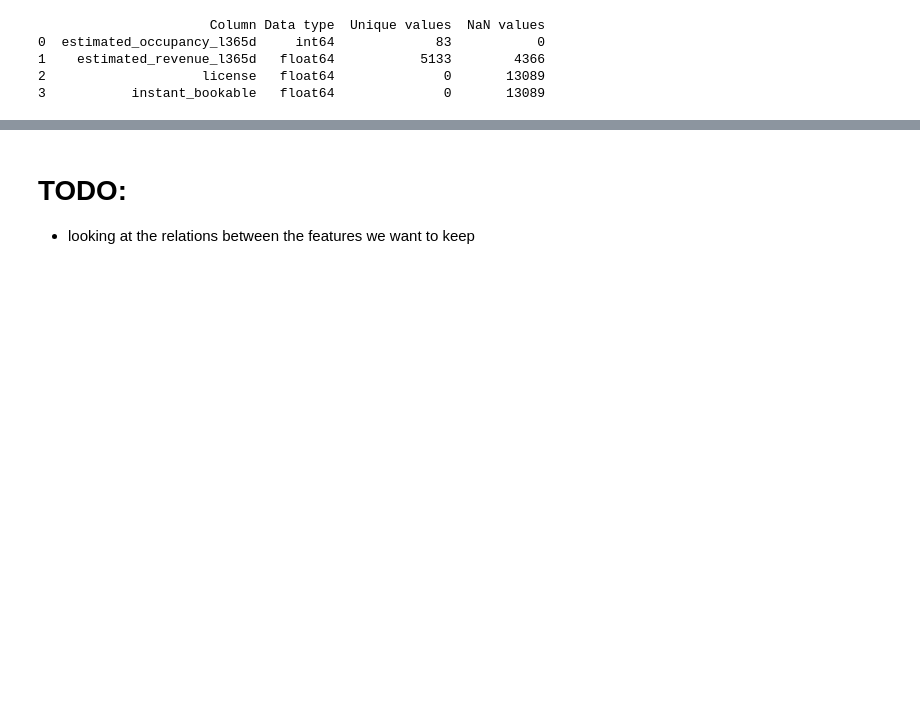
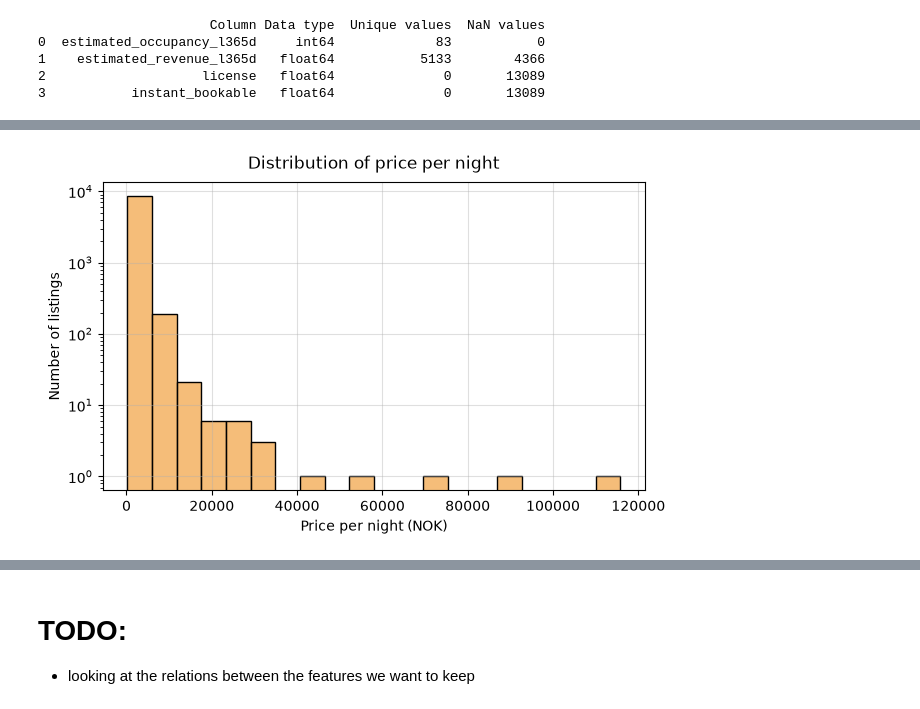
Before and after one commit to malenalisken/Airbnb_project, a Jupyter notebook: notebooks/listings.ipynb, the cells around one changed output, grey strips where cells are left out. Drawn from its saved outputs; the diff is of its cells as text; code cells hidden in the pictures; blank space fills up the shorter version.

```diff
--- a/notebooks/listings.ipynb
+++ b/notebooks/listings.ipynb
@@ -208,7 +209,6 @@ print(column_summary(host_hosting))
 11           0
 # %%
 print(df['host_is_superhost'].value_counts())
-features_to_keep.append('host_is_superhost')
 # %% [output]
 host_is_superhost
 f    10857
@@ -681,0 +684,4 @@ print(column_summary(performance_booking_legal))
+# %%
+df_rel = df[features_to_keep].copy()
+for var in features_to_keep:
+    print(var)
@@ -681,0 +701,13 @@ print(column_summary(performance_booking_legal))
+# %%
+fig, ax = plt.subplots(figsize=(7,4))
+ax = sns.histplot(data = df_rel, x = 'price_quote_price_per_night', bins = 20,
+                  color = cmap(1), alpha = 0.7, ax = ax )
+ax.set_title('Distribution of price per night', pad = 10)
+ax.set_xlabel('Price per night (NOK)')
+ax.set_ylabel('Number of listings')
+ax.set_yscale('log')
+ax.grid(alpha = 0.4)
+plt.tight_layout
+plt.show()
+# %% [output]
+[figure, added]
```
Also changed, not shown: parts of 7 cells of this notebook, 1 other file.
